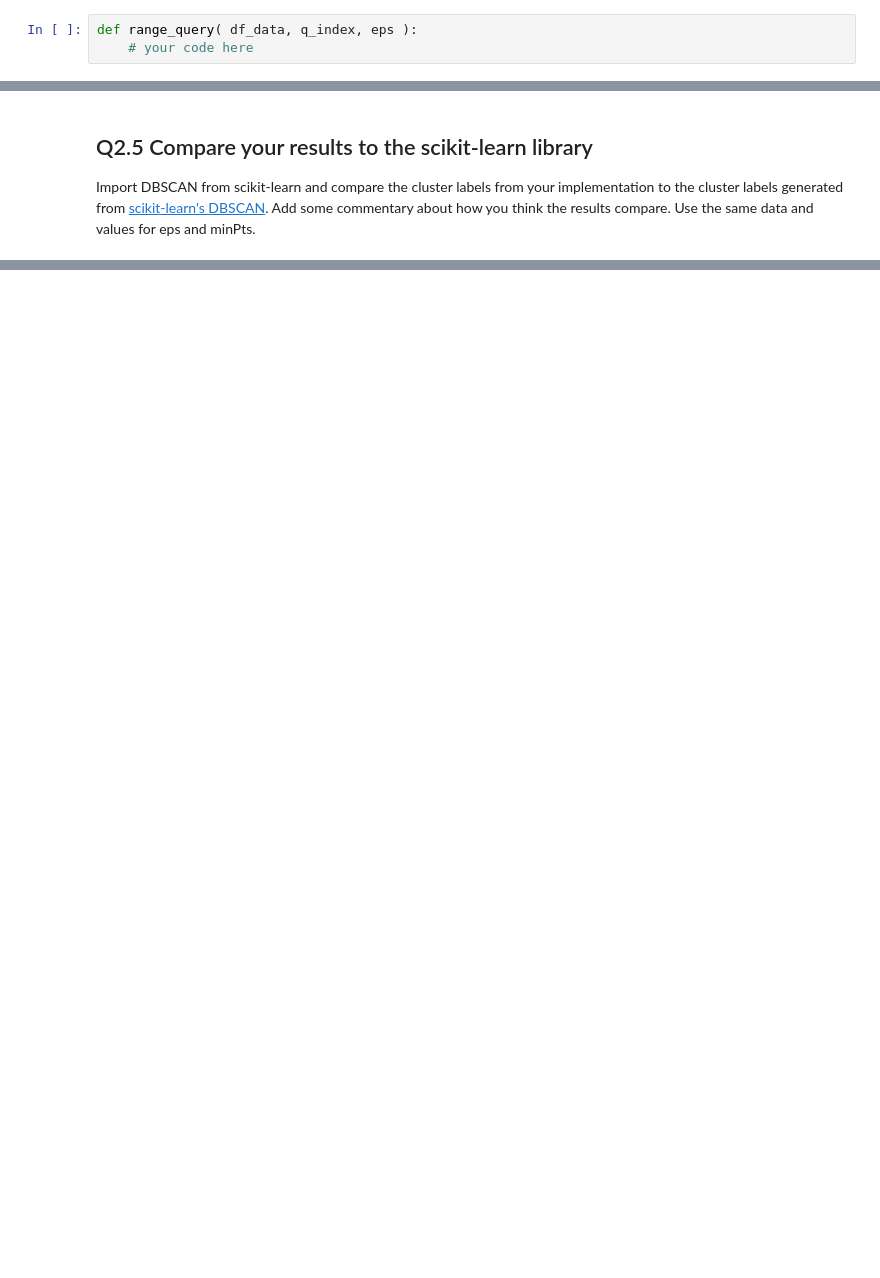
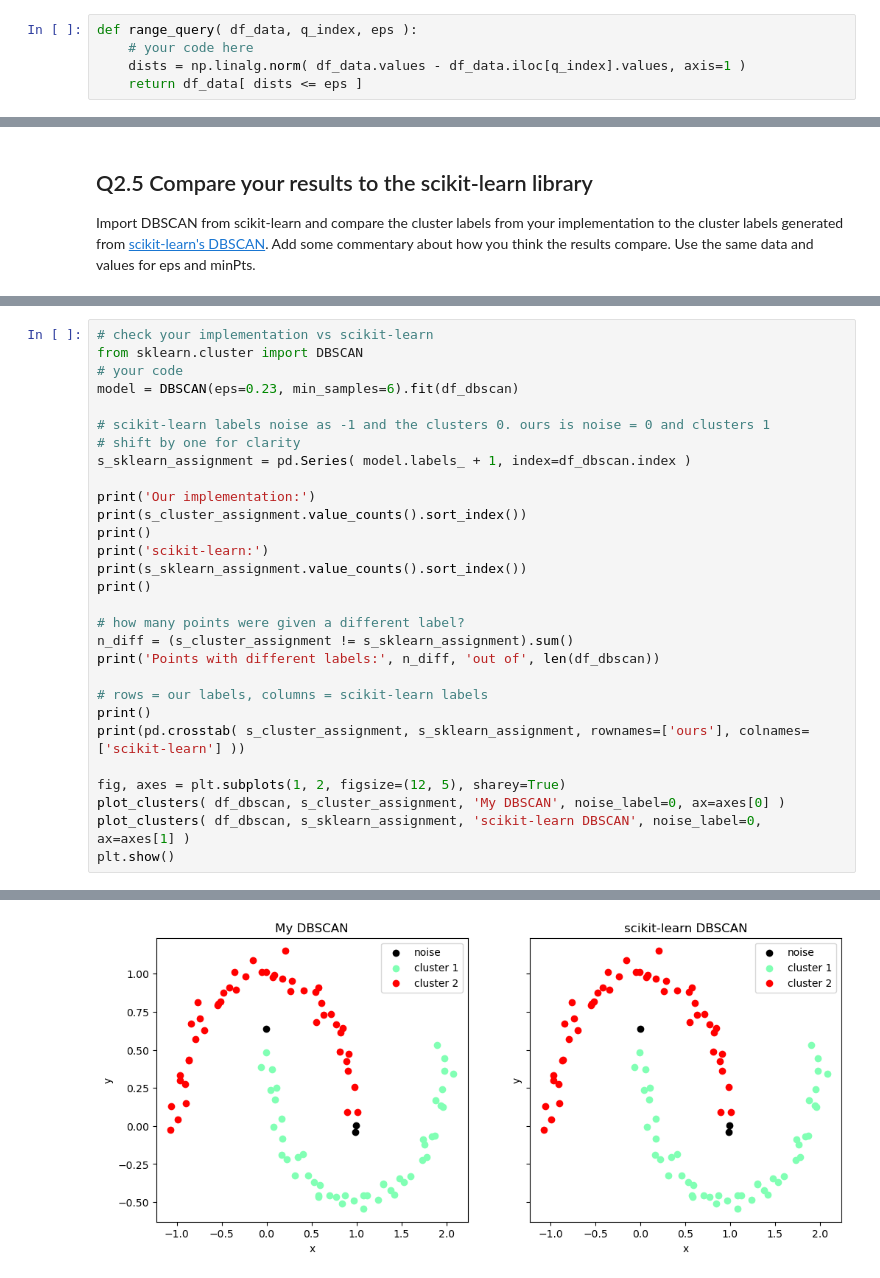
Before and after one commit to eduardo-issa/DataAnalytics_CS329E, a Jupyter notebook: Assignment10/CS329E_HW10.ipynb, the cells around one changed output, grey strips where cells are left out. Saved outputs shown, nothing was run; the diff lists cells and outputs as text; blank space fills up the shorter version.

```diff
--- a/Assignment10/CS329E_HW10.ipynb
+++ b/Assignment10/CS329E_HW10.ipynb
@@ -209,6 +236,8 @@ The "DB" parameter is a data frame, `df_data` containing all of the points in ou
 # %%
 def range_query( df_data, q_index, eps ):
     # your code here
+    dists = np.linalg.norm( df_data.values - df_data.iloc[q_index].values, axis=1 )
+    return df_data[ dists <= eps ]
 # %%
 # Test it out
 df_n = range_query( df_dbscan, 0, 0.1 )
@@ -290,0 +363,30 @@ your obervations about scikit-learn's performance vs your implementation's perfo
+# %%
+# check your implementation vs scikit-learn
+from sklearn.cluster import DBSCAN
+# your code
+model = DBSCAN(eps=0.23, min_samples=6).fit(df_dbscan)
+
+# scikit-learn labels noise as -1 and the clusters 0. ours is noise = 0 and clusters 1
+# shift by one for clarity
+s_sklearn_assignment = pd.Series( model.labels_ + 1, index=df_dbscan.index )
+
+print('Our implementation:')
+print(s_cluster_assignment.value_counts().sort_index())
+print()
+print('scikit-learn:')
+print(s_sklearn_assignment.value_counts().sort_index())
+print()
+
+# how many points were given a different label?
+n_diff = (s_cluster_assignment != s_sklearn_assignment).sum()
+print('Points with different labels:', n_diff, 'out of', len(df_dbscan))
+
+# rows = our labels, columns = scikit-learn labels
+print()
+print(pd.crosstab( s_cluster_assignment, s_sklearn_assignment, rownames=['ours'], colnames=['scikit-learn'] ))
+
+fig, axes = plt.subplots(1, 2, figsize=(12, 5), sharey=True)
+plot_clusters( df_dbscan, s_cluster_assignment, 'My DBSCAN', noise_label=0, ax=axes[0] )
+plot_clusters( df_dbscan, s_sklearn_assignment, 'scikit-learn DBSCAN', noise_label=0, ax=axes[1] )
+plt.show()
+# %% [output]
@@ -290,0 +412 @@ your obervations about scikit-learn's performance vs your implementation's perfo
+[figure, added]
```
Also changed, not shown: parts of 11 cells of this notebook.
